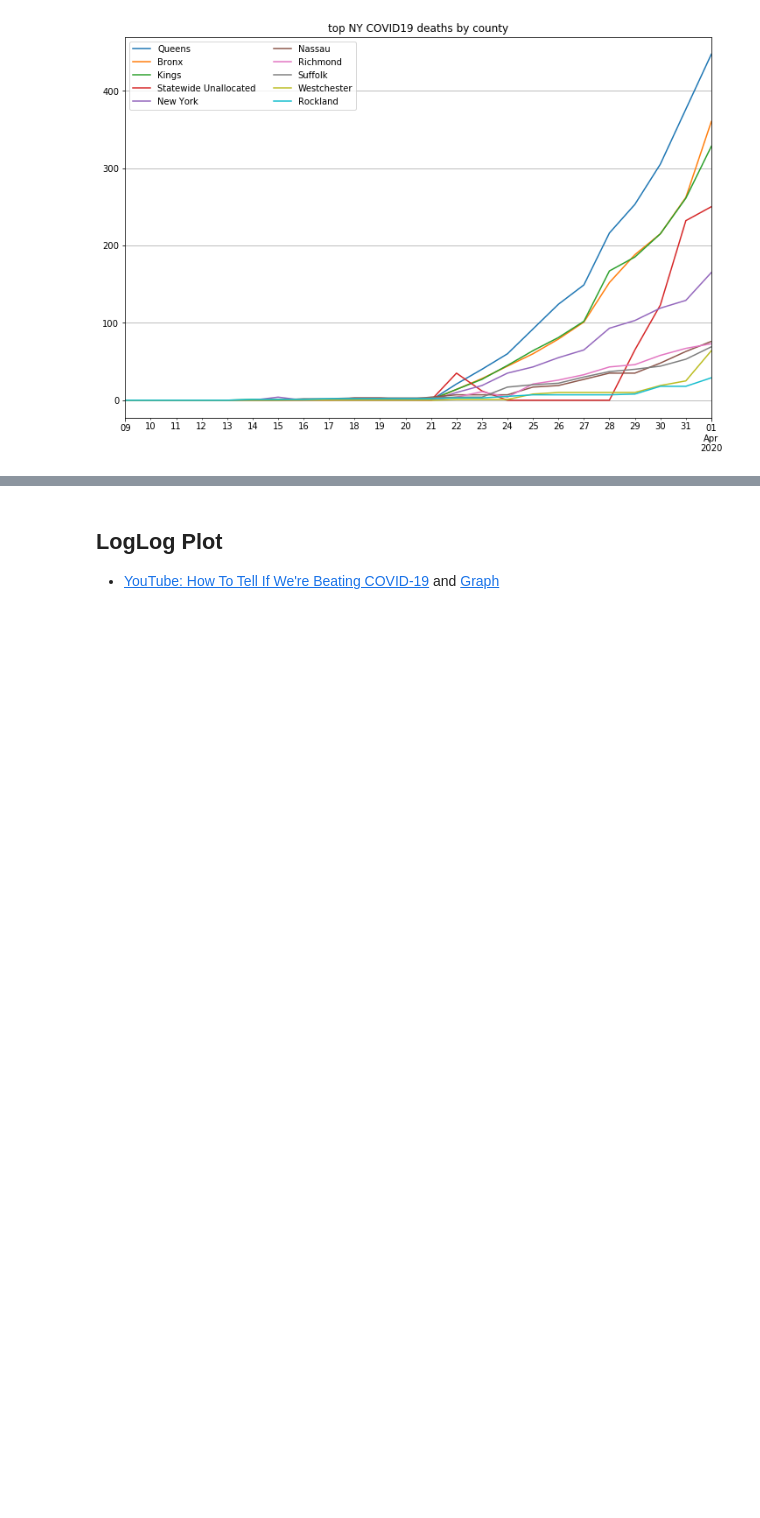
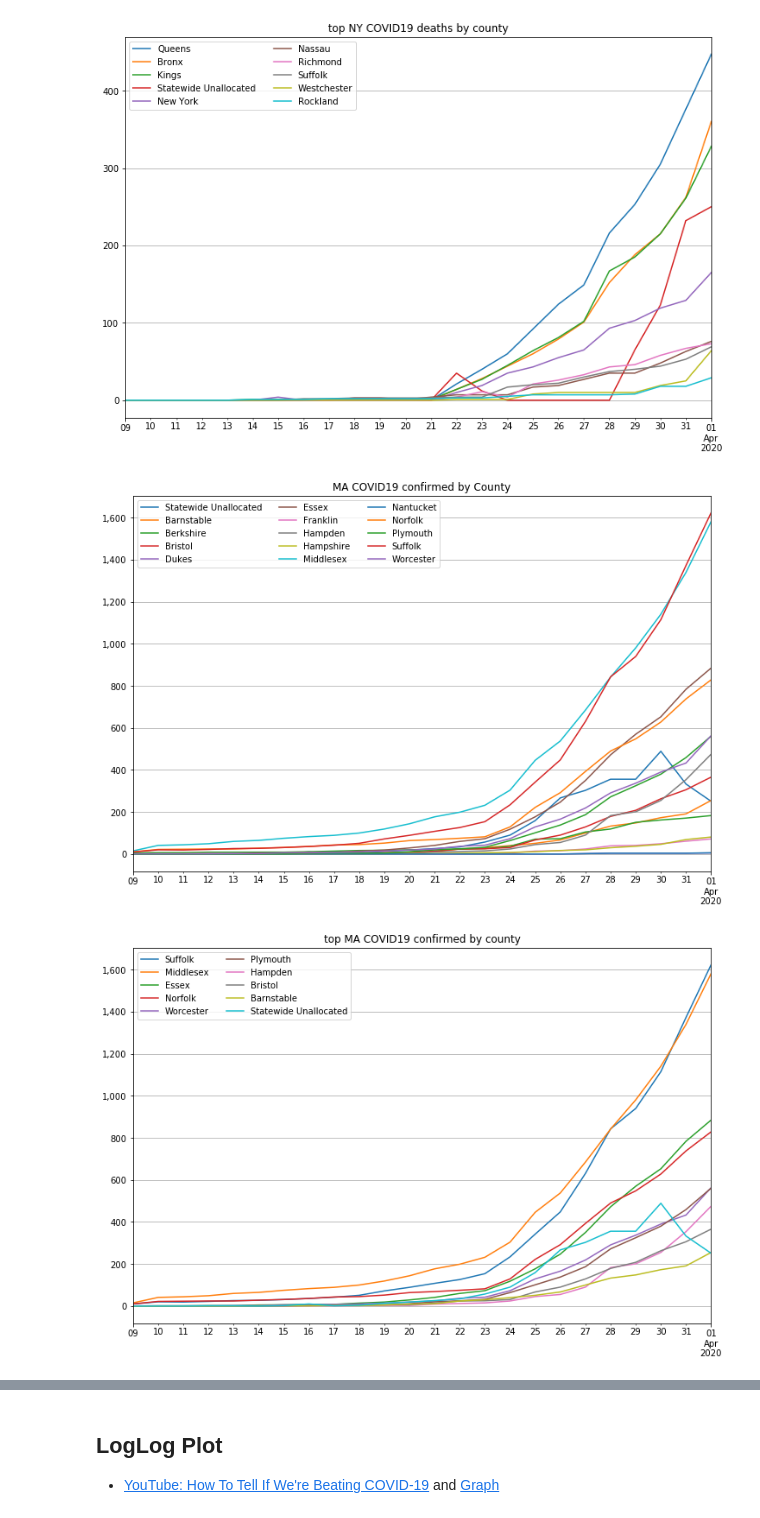
Before and after one commit to paulperry/COVID-19, a Jupyter notebook: covid19_eda.ipynb, the cells around one changed output, grey strips where cells are left out. Drawn from its saved outputs; the diff is of its cells as text; code cells hidden in the pictures; blank space fills up the shorter version.

```diff
--- a/covid19_eda.ipynb
+++ b/covid19_eda.ipynb
@@ -151,3 +138,9 @@ ax.get_figure().savefig('NY_deaths.png')
 # %% [output]
 [figure]
 [figure]
+# %%
+ax = plot_state(confirmed, 'MA')
+ax.get_figure().savefig('MA_confirmed.png')
+# %% [output]
+[figure, added]
+[figure, added]
```
Also changed, not shown: parts of 16 cells of this notebook.
